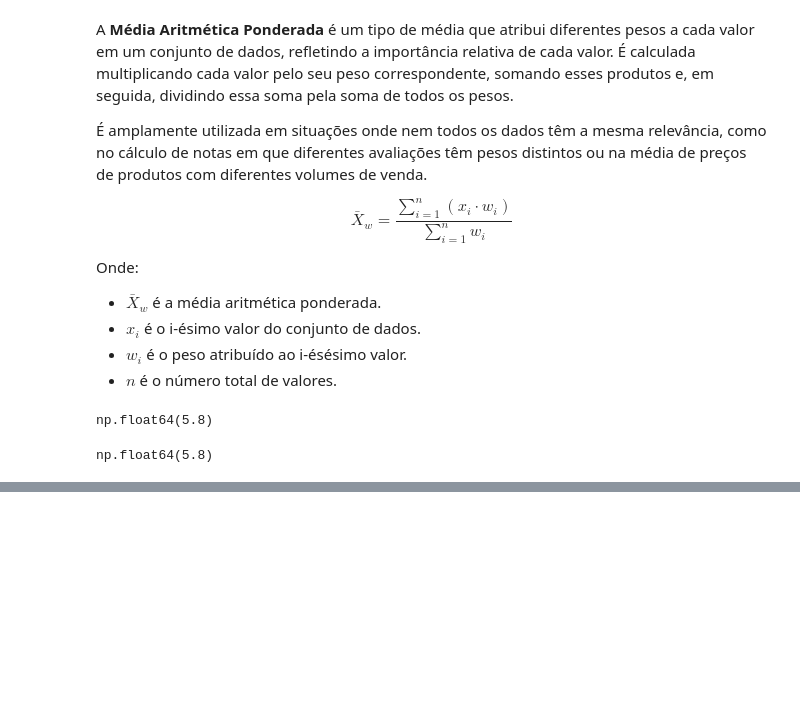
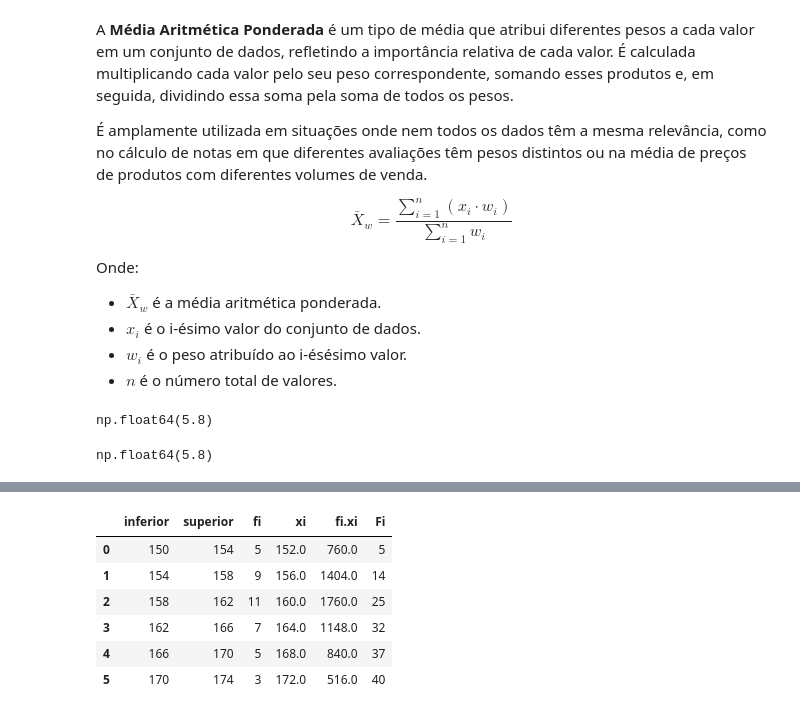
Before and after one commit to AdrianoR85/Estatistica-para-Machine-Learning, a Jupyter notebook: Notebooks/Media_Mediana_e_Moda.ipynb, the cells around one changed output, grey strips where cells are left out. Cells and saved outputs as stored; diff of their text form; code cells hidden in the pictures; blank space fills up the shorter version.

```diff
--- a/Notebooks/Media_Mediana_e_Moda.ipynb
+++ b/Notebooks/Media_Mediana_e_Moda.ipynb
@@ -143,0 +152,6 @@ np.float64(5.8)
+# %%
+data = {"inferior": [150,154,158,162,166,170],
+        "superior": [154,158,162,166,170,174],
+        "fi": [5,9,11,7,5,3]}
+dataset = pd.DataFrame(data)
+dataset
@@ -143,0 +166,3 @@ np.float64(5.8)
+# %%
+dataset["xi"] = (dataset["superior"] +  dataset["inferior"]) / 2
+dataset
@@ -143,0 +177,3 @@ np.float64(5.8)
+# %%
+dataset["fi.xi"] = dataset["fi"] * dataset["xi"]
+dataset
@@ -143,0 +188,11 @@ np.float64(5.8)
+# %%
+dataset["Fi"] = dataset["fi"].cumsum()
+dataset
+# %% [output]
+|  | inferior | superior | fi | xi | fi.xi | Fi |
+| 0 | 150 | 154 | 5 | 152.0 | 760.0 | 5 |
+| 1 | 154 | 158 | 9 | 156.0 | 1404.0 | 14 |
+| 2 | 158 | 162 | 11 | 160.0 | 1760.0 | 25 |
+| 3 | 162 | 166 | 7 | 164.0 | 1148.0 | 32 |
+| 4 | 166 | 170 | 5 | 168.0 | 840.0 | 37 |
+| 5 | 170 | 174 | 3 | 172.0 | 516.0 | 40 |
```
Also changed, not shown: parts of 15 cells of this notebook, 2 other files.
